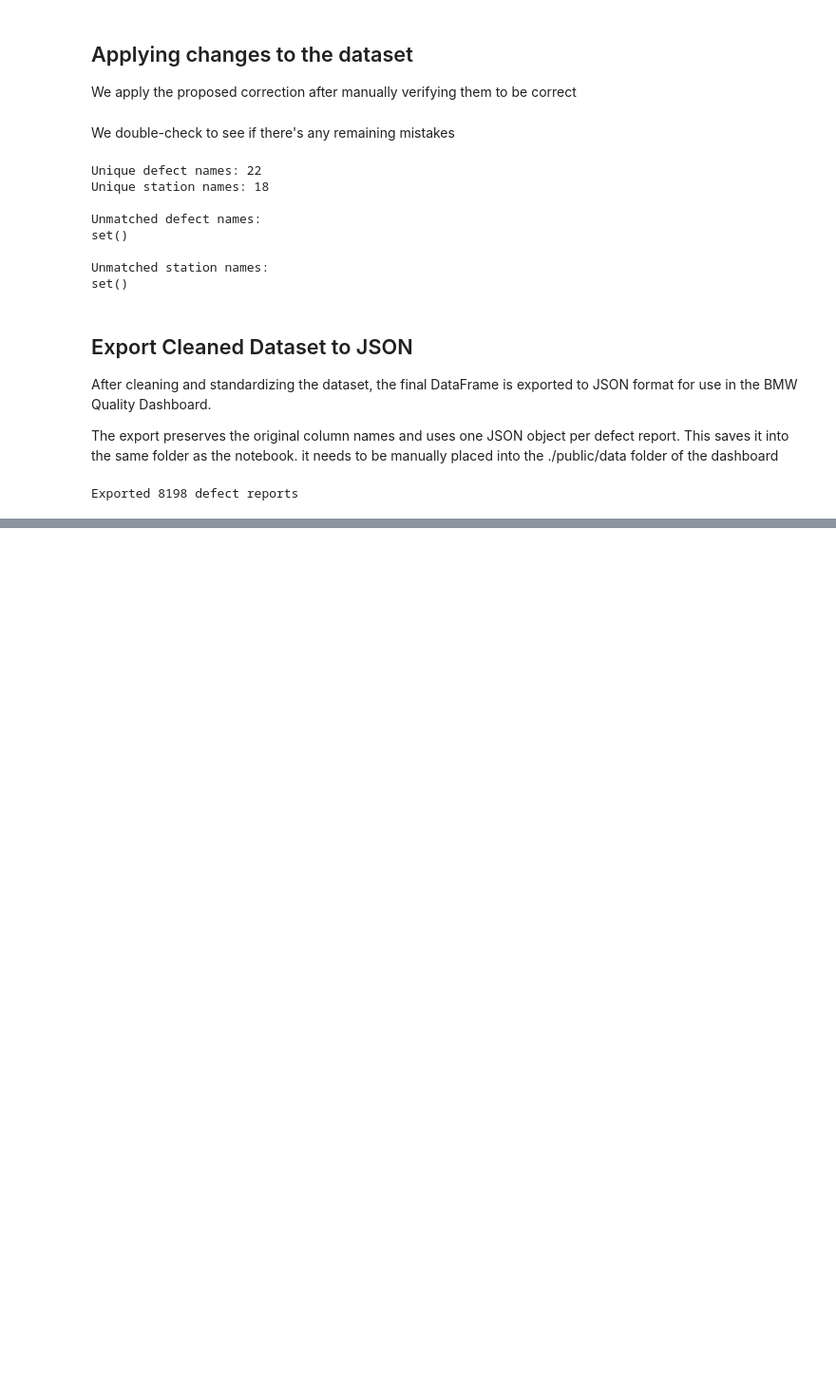
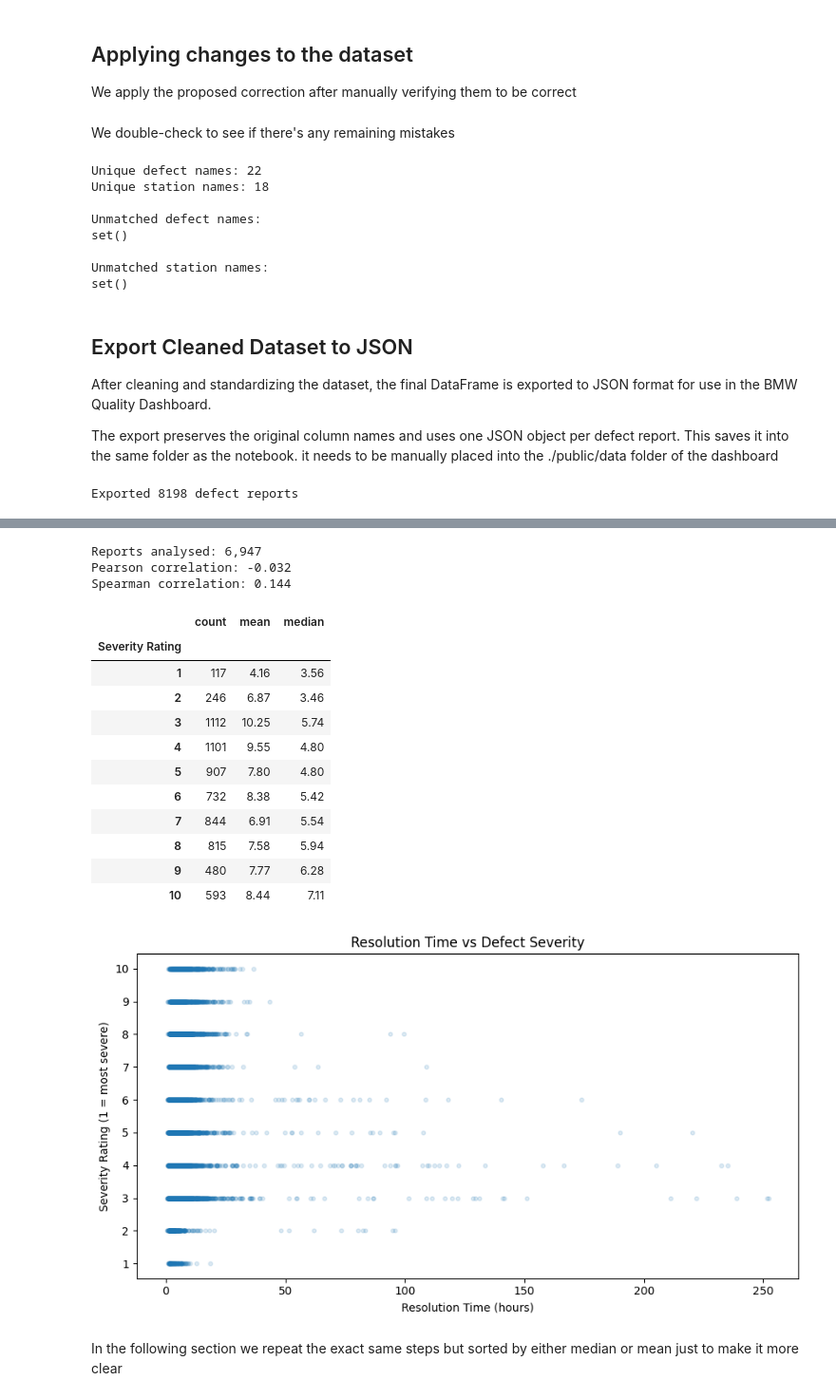
Before and after one commit to r1karim/bmw-qdboard, a Jupyter notebook: notebooks/BMW_Datasheet_handling.ipynb, the cells around one changed output, grey strips where cells are left out. Shown at 95% size. Cells and saved outputs as stored; diff of their text form; code cells hidden in the pictures; blank space fills up the shorter version.

Commit message:
Update: Notebook contains more code for further analysis

```diff
--- a/notebooks/BMW_Datasheet_handling.ipynb
+++ b/notebooks/BMW_Datasheet_handling.ipynb
@@ -387,0 +428,59 @@ Exported 8198 defect reports
+# %%
+# Only resolved reports with valid resolution times and severity ratings
+analysis = df[
+    (df["Resolution Status"] == "Resolved")
+].copy()
+
+# Measure relationship
+pearson = analysis["Resolution Time (hours)"].corr(
+    analysis["Severity Rating"], method="pearson"
+)
+spearman = analysis["Resolution Time (hours)"].corr(
+    analysis["Severity Rating"], method="spearman"
+)
+
+print(f"Reports analysed: {len(analysis):,}")
+print(f"Pearson correlation: {pearson:.3f}")
+print(f"Spearman correlation: {spearman:.3f}")
+
+# Compare average resolution times by severity
+summary = (
+    analysis.groupby("Severity Rating")["Resolution Time (hours)"]
+    .agg(["count", "mean", "median"])
+    .round(2)
+)
+
+display(summary)
+
+plt.figure(figsize=(9, 5))
+plt.scatter(
+    analysis["Resolution Time (hours)"],
+    analysis["Severity Rating"],
+    alpha=0.15,
+    s=12
+)
+plt.xlabel("Resolution Time (hours)")
+plt.ylabel("Severity Rating (1 = most severe)")
+plt.title("Resolution Time vs Defect Severity")
+plt.yticks(range(1, 11))
+plt.tight_layout()
+plt.show()
+# %% [output]
+Reports analysed: 6,947
+Pearson correlation: -0.032
+Spearman correlation: 0.144
+|  | count | mean | median |
+| Severity Rating |  |  |  |
+| 1 | 117 | 4.16 | 3.56 |
+| 2 | 246 | 6.87 | 3.46 |
+| 3 | 1112 | 10.25 | 5.74 |
+| 4 | 1101 | 9.55 | 4.80 |
+| 5 | 907 | 7.80 | 4.80 |
+| 6 | 732 | 8.38 | 5.42 |
+| 7 | 844 | 6.91 | 5.54 |
+| 8 | 815 | 7.58 | 5.94 |
+| 9 | 480 | 7.77 | 6.28 |
+| 10 | 593 | 8.44 | 7.11 |
+[figure, added]
+# %% [markdown]
+In the following section we repeat the exact same steps but sorted by either median or mean just to make it more clear
```
Also changed, not shown: parts of 22 cells of this notebook.
